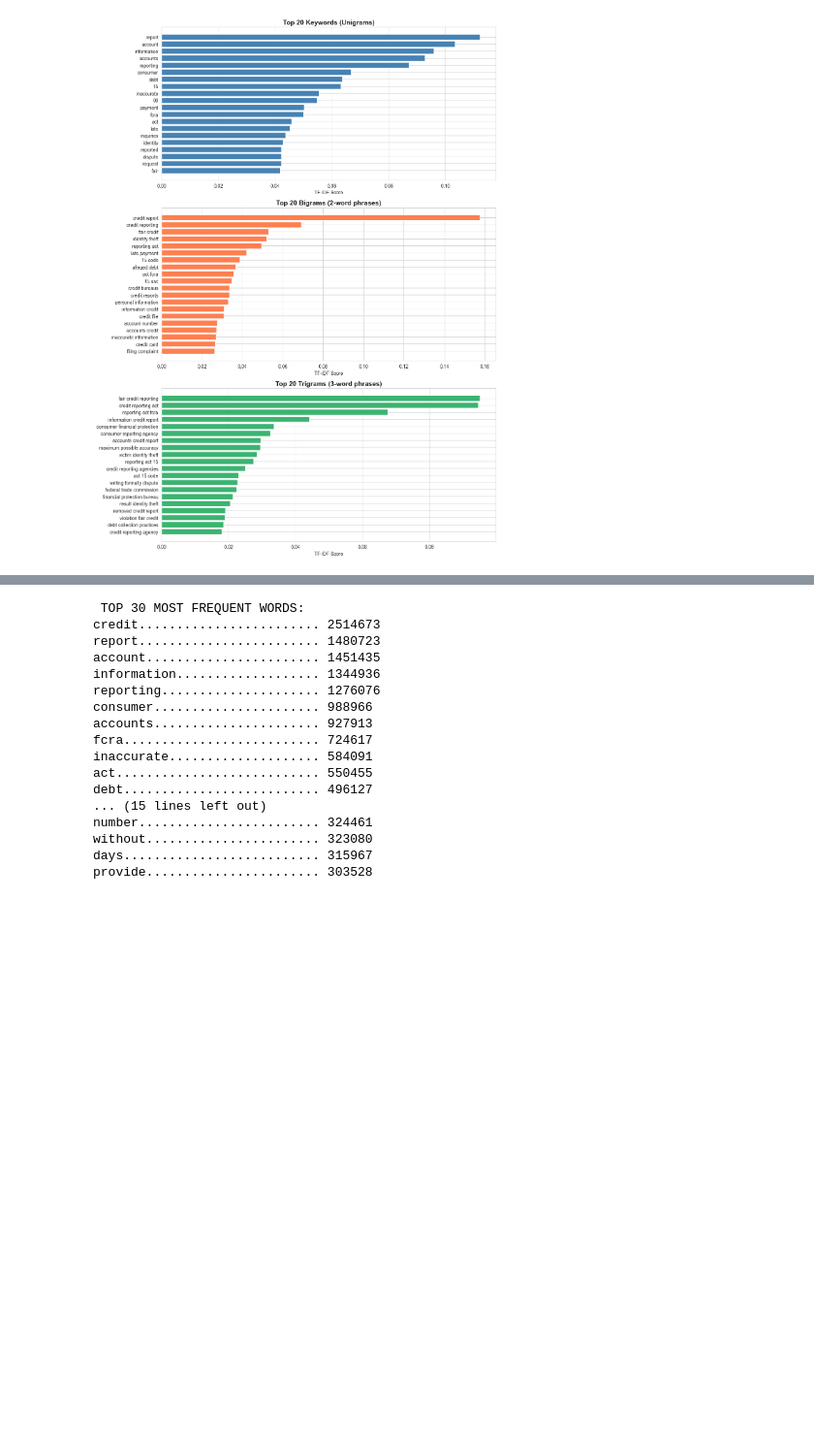
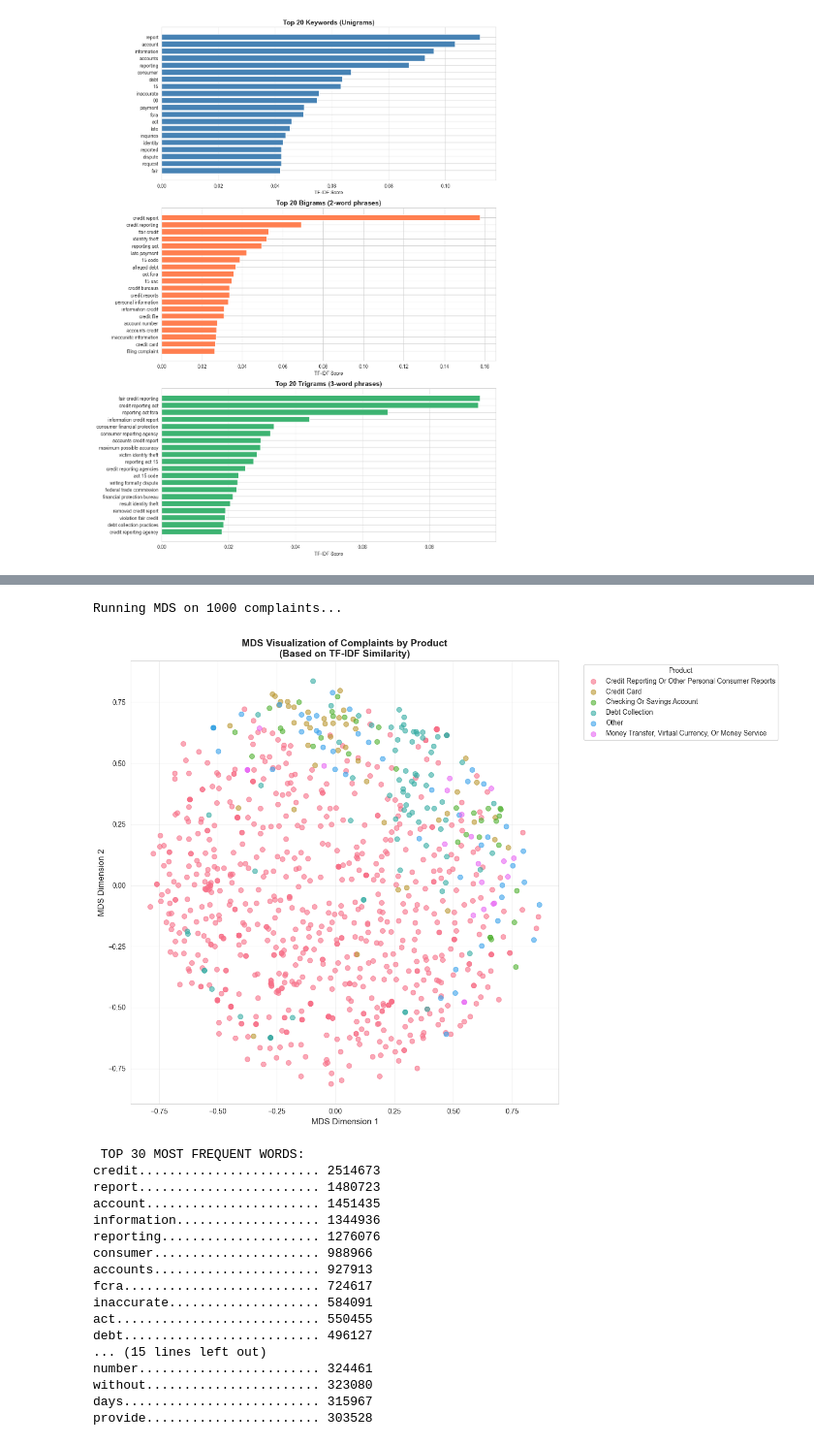
Before and after one commit to ellieryus/text-analytics-project, a Jupyter notebook: notebooks/03_content_analysis.ipynb, the cells around one changed output, grey strips where cells are left out. Shown at 97% size. Drawn from its saved outputs; the diff is of its cells as text; code cells hidden in the pictures; blank space fills up the shorter version.

Commit message:
add mds plot

```diff
--- a/notebooks/03_content_analysis.ipynb
+++ b/notebooks/03_content_analysis.ipynb
@@ -276,3 +277,70 @@ plt.show()
+# %%
+# MDS VISUALIZATION
+from sklearn.manifold import MDS
+from sklearn.metrics.pairwise import cosine_similarity
+
+# Sample complaints for MDS (use subset for performance)
+# For 1M complaints, use sample. For smaller datasets, use all.
+sample_size = min(1000, len(df))  # Max 1000 for visualization clarity
+df_sample = df.sample(sample_size, random_state=42)
+
+# Get TF-IDF matrix for sample
+sample_complaints = df_sample['complaint_clean'].astype(str)
+tfidf_sample = tfidf_vectorizer.transform(sample_complaints)
+
+# Calculate cosine similarity matrix
+similarity_matrix = cosine_similarity(tfidf_sample)
+
+# Convert similarity to distance (1 - similarity)
+distance_matrix = 1 - similarity_matrix
+
+# Apply MDS
+print(f"Running MDS on {sample_size} complaints...")
+mds = MDS(n_components=2, dissimilarity='precomputed', random_state=42, n_init=1)
+mds_coords = mds.fit_transform(distance_matrix)
+
+# Add MDS coordinates to sample dataframe
+df_sample['mds_x'] = mds_coords[:, 0]
+df_sample['mds_y'] = mds_coords[:, 1]
+
+# MDS PLOT - Color by Product
+
+# Get top 5 products for coloring
+top_products = df_sample['Product'].value_counts().head(5).index
+df_sample['product_group'] = df_sample['Product'].apply(
+    lambda x: x if x in top_products else 'Other'
+)
+
+# Create MDS scatter plot
+plt.figure(figsize=(14, 10))
+
+# Color palette
+colors = sns.color_palette("husl", len(df_sample['product_group'].unique()))
+product_groups = df_sample['product_group'].unique()
+
+for i, product in enumerate(product_groups):
+    mask = df_sample['product_group'] == product
+    plt.scatter(
+        df_sample[mask]['mds_x'],
+        df_sample[mask]['mds_y'],
+        label=product,
+        alpha=0.6,
+        s=50,
+        color=colors[i]
+    )
+
+plt.xlabel('MDS Dimension 1', fontsize=12)
+plt.ylabel('MDS Dimension 2', fontsize=12)
+plt.title('MDS Visualization of Complaints by Product\n(Based on TF-IDF Similarity)',
+          fontsize=14, fontweight='bold')
+plt.legend(bbox_to_anchor=(1.05, 1), loc='upper left', title='Product')
+plt.grid(True, alpha=0.3)
+plt.tight_layout()
+plt.savefig('../outputs/figures/mds_by_product.png', dpi=300, bbox_inches='tight')
+plt.show()
+# %% [output]
+Running MDS on 1000 complaints...
+[figure, added]
 # %%
 # Simple Word Frequency (not TF-IDF)
 
```
Also changed, not shown: parts of 2 cells of this notebook, 1 other file.
